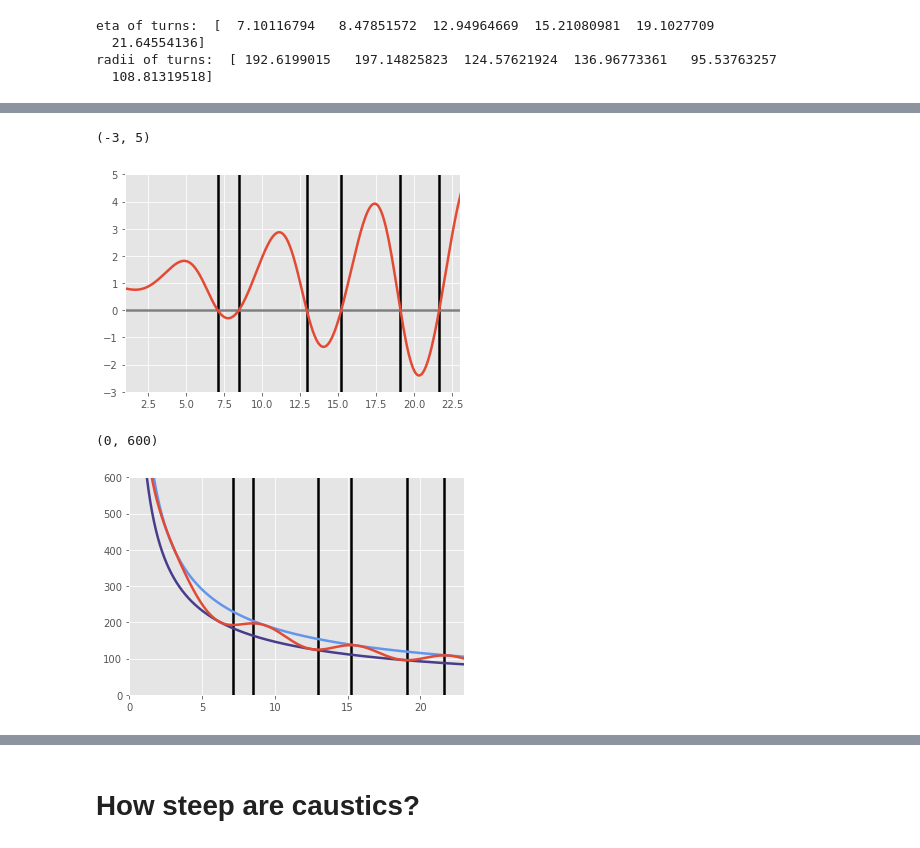
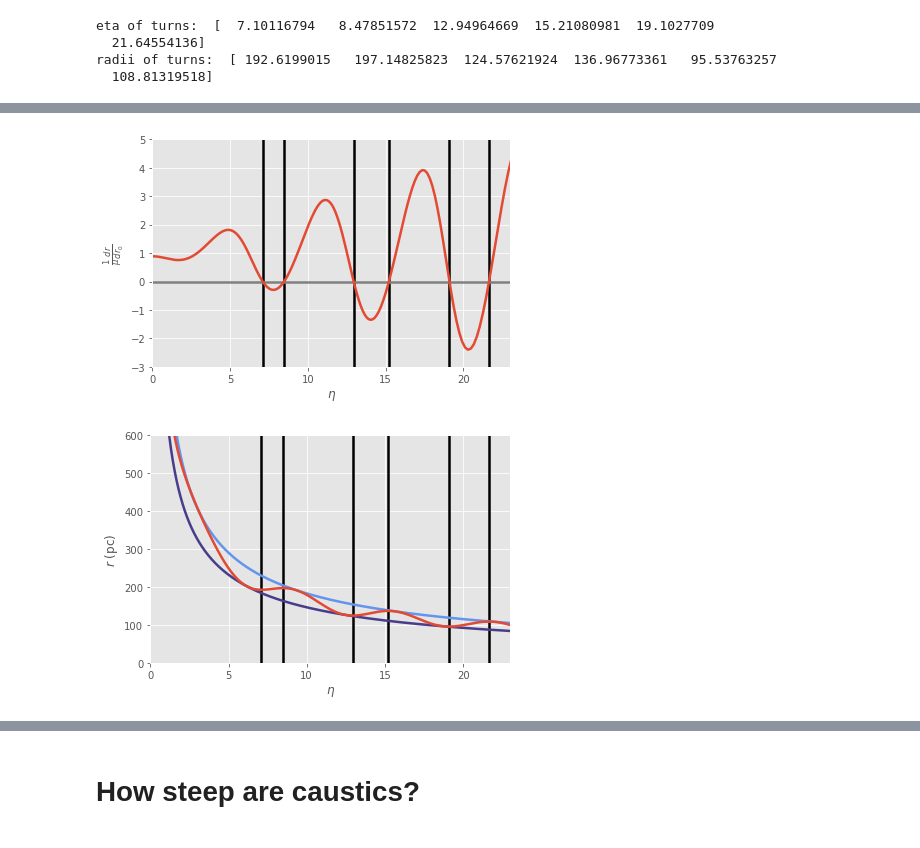
Before and after one commit to zpenoyre/Caustics, a Jupyter notebook: analyticPlots.ipynb, the cells around one changed output, grey strips where cells are left out. Drawn from its saved outputs; the diff is of its cells as text; code cells hidden in the pictures.

```diff
--- a/analyticPlots.ipynb
+++ b/analyticPlots.ipynb
@@ -120,15 +202,19 @@ simR.set_ylim([0.04,100])
 # %%
-omegas=cAnalytic.omega(etas)
-thetas=cAnalytic.theta(etas)
+tempEtas=10**(np.linspace(np.log10(0.01),np.log10(100),num=1000))
+omegas=cAnalytic.omega(tempEtas)
+thetas=cAnalytic.theta(tempEtas)
 oEta = plt.gca()
 oEta.plot([0,100],[0,0],color='gray')
 oEta.vlines(turns,-3,5)
-oEta.plot(etas,omegas)
-oEta.set_xlim([1,23])
+oEta.plot(tempEtas,omegas)
+oEta.set_xlim([0,23])
 oEta.set_ylim([-3,5])
+oEta.set_xlabel(r'$\eta$')
+oEta.set_ylabel(r'$\frac{1}{\mu} \frac{dr}{dr_0}$')
+plt.tight_layout()
+plt.savefig('plots/omega_eta.pdf')
 # %% [output]
-(-3, 5)
-[figure, old version]
+[figure, new version]
 # %%
 rMins=(G*m*(t**2)*((1-eps)**3)/(etas**2))**(1/3)
 rMaxs=(G*m*(t**2)*((1+eps)**3)/(etas**2))**(1/3)
@@ -139,6 +225,9 @@ rEta.vlines(turns,0,600)
 rEta.plot(etas,rs)
 rEta.set_xlim([0,23])
 rEta.set_ylim([0,600])
+rEta.set_xlabel(r'$\eta$')
+rEta.set_ylabel(r'$r$ (pc)')
+plt.tight_layout()
+plt.savefig('plots/r_eta.pdf')
 # %% [output]
-(0, 600)
-[figure, old version]
+[figure, new version]
```
Also changed, not shown: parts of 12 cells of this notebook, 9 other files.
